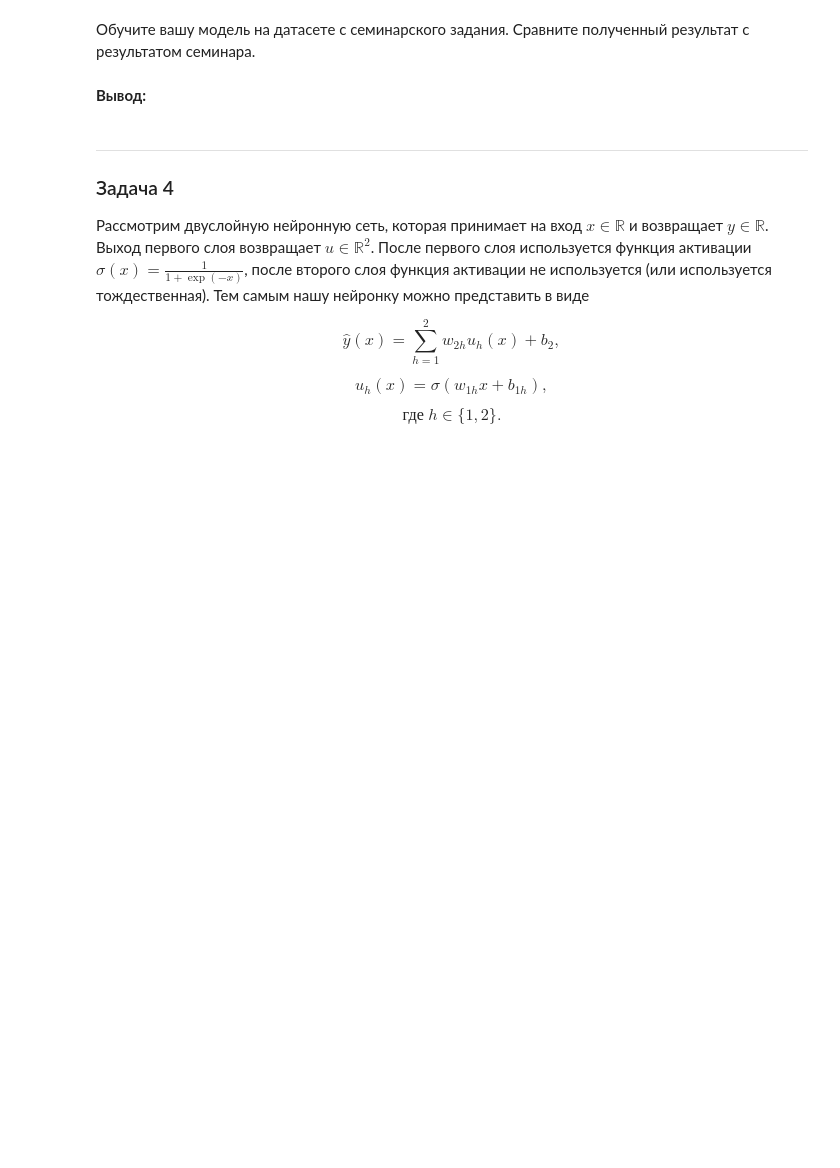
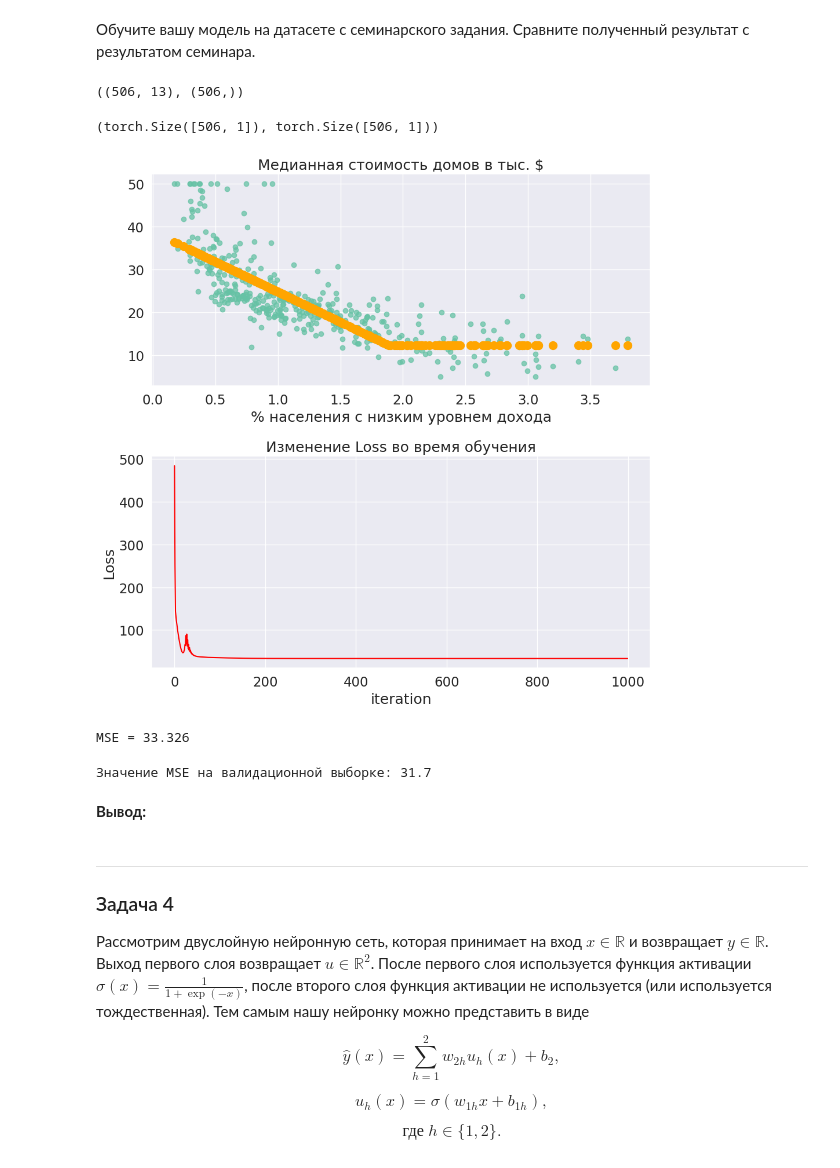
Before and after one commit to egoroz/data_scince_4_sem, a Jupyter notebook: 5/hw5.ipynb, the cells around one changed output. Drawn from its saved outputs; the diff is of its cells as text; code cells hidden in the pictures; blank space fills up the shorter version.

```diff
--- a/5/hw5.ipynb
+++ b/5/hw5.ipynb
@@ -823,2 +832,24 @@ def optim_func(y_pred, y_true):
 # %% [markdown]
 Обучите вашу модель на датасете с семинарского задания. Сравните полученный результат с результатом семинара.
+# %%
+def load_boston(file_path='boston.csv'):
+    # выделяем признаки и таргет
+    raw_df = pd.read_csv(file_path)
+    data = np.hstack([raw_df.values[::2, :], raw_df.values[1::2, :2]])
+    target = raw_df.values[1::2, 2]
+    return data, target
+# %%
+data, target = load_boston()
+data.shape, target.shape
+# %% [output]
+((506, 13), (506,))
+# %%
+x = torch.FloatTensor(data[:, -1]/10).reshape(-1, 1)
+y = torch.FloatTensor(target).reshape(-1, 1)
+
+x.shape, y.shape
+# %% [output]
+(torch.Size([506, 1]), torch.Size([506, 1]))
+# %%
+X_train, X_val = train_test_split(x, test_size=0.2, train_size=0.8, random_state=207)
+y_train, y_val = train_test_split(y, test_size=0.2, train_size=0.8, random_state=207)
@@ -825,32 +894,56 @@ def optim_func(y_pred, y_true):
 # %%
 # Инициализация параметров
-w0 = ТУТ
-b0 =
-w1 =
-b1 =
+w0 = torch.tensor(1.0, requires_grad=True)
+b0 = torch.tensor(1.0, requires_grad=True)
+w1 = torch.tensor(1.0, requires_grad=True)
+b1 = torch.tensor(1.0, requires_grad=True)
+
 
 # Количество итераций
 num_iter = 1000
 
 # Скорость обучения для параметров
 lr_w = 0.01
 lr_b = 0.05
 
+losses = []
+
 for i in range(num_iter):
 
     # Forward pass: предсказание модели
-    y_pred = <...>
+    u_x = act_func(w0 * X_train + b0)
+    y_pred = w1 * u_x + b1
 
     # Вычисление оптимизируемой функции (MSE)
-    loss = <...>
-    # Bakcward pass: вычисление градиентов
+    loss = optim_func(y_pred, y_train)
+
+   # Bakcward pass: вычисление градиентов
     loss.backward()
 
     # Оптимизация: обновление параметров
-    <...>
+    with torch.no_grad():
+        w0 -= lr_w * w0.grad
+        b0 -= lr_b * b0.grad
+        w1 -= lr_w * w1.grad
+        b1 -= lr_b * b1.grad
 
     # Зануление градиентов
-    <...>
+    w0.grad.zero_()
+    b0.grad.zero_()
+    w1.grad.zero_()
+    b1.grad.zero_()
+
+    losses.append(loss.item())
+    # График + вывод MSE через каждые 10 итераций
+    if (i + 1) % 10 == 0:
+        show_progress(X_train, y_train, y_pred, losses)
+# %% [output]
+[figure, added]
+MSE = 33.326
+# %%
+print(f'Значение MSE на валидационной выборке: {optim_func(w1 * act_func(w0 * X_val + b0) + b1, y_val).item():.3}')
+# %% [output]
+Значение MSE на валидационной выборке: 31.7
 # %% [markdown]
 **Вывод:**
 # %% [markdown]
```
Also changed, not shown: parts of 10 cells of this notebook.
